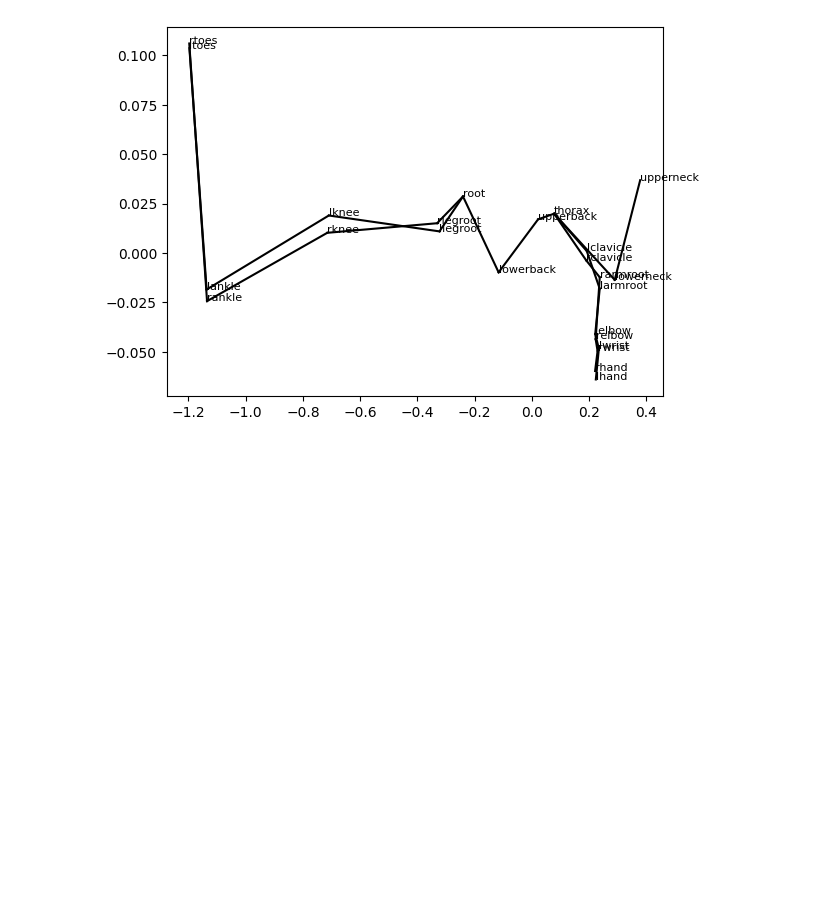
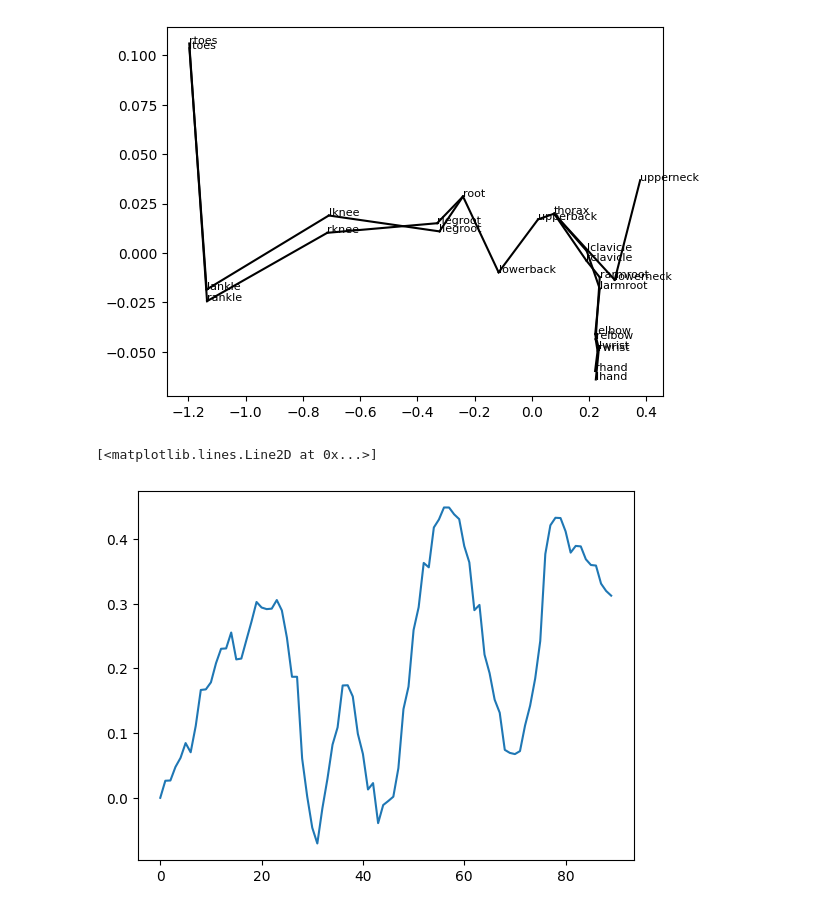
Before and after one commit to EvanSamaa/motion_instruction, a Jupyter notebook: test_visualze_4DHumans.ipynb, the cells around one changed output. Drawn from its saved outputs; the diff is of its cells as text; code cells hidden in the pictures; blank space fills up the shorter version.

```diff
--- a/visualze_4DHumans.ipynb
+++ b/test_visualze_4DHumans.ipynb
@@ -220,5 +218,10 @@ for i in range(1, transformed_J.shape[0]):
     joint_vec_global_pos = transformed_J[i] - transformed_J[hierarchy[i]]
 # %% [output]
 [figure]
+# %%
+plt.plot(motion_data_1["camera"][:, 1])
+# %% [output]
+[<matplotlib.lines.Line2D at 0x...>]
+[figure, added]
 # %%
 def update_mesh():
```
Also changed, not shown: parts of 8 cells of this notebook, 5 other files.
